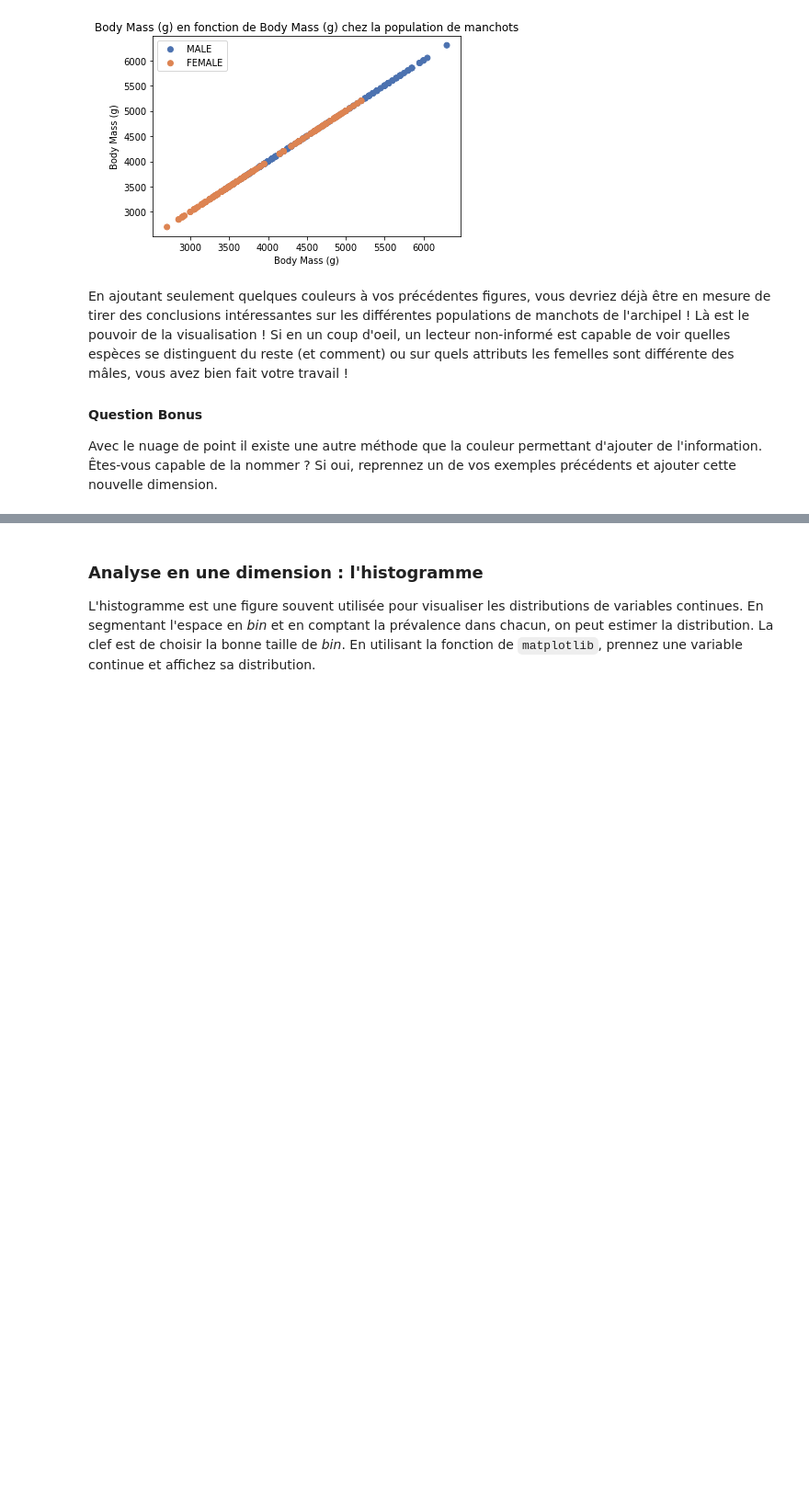
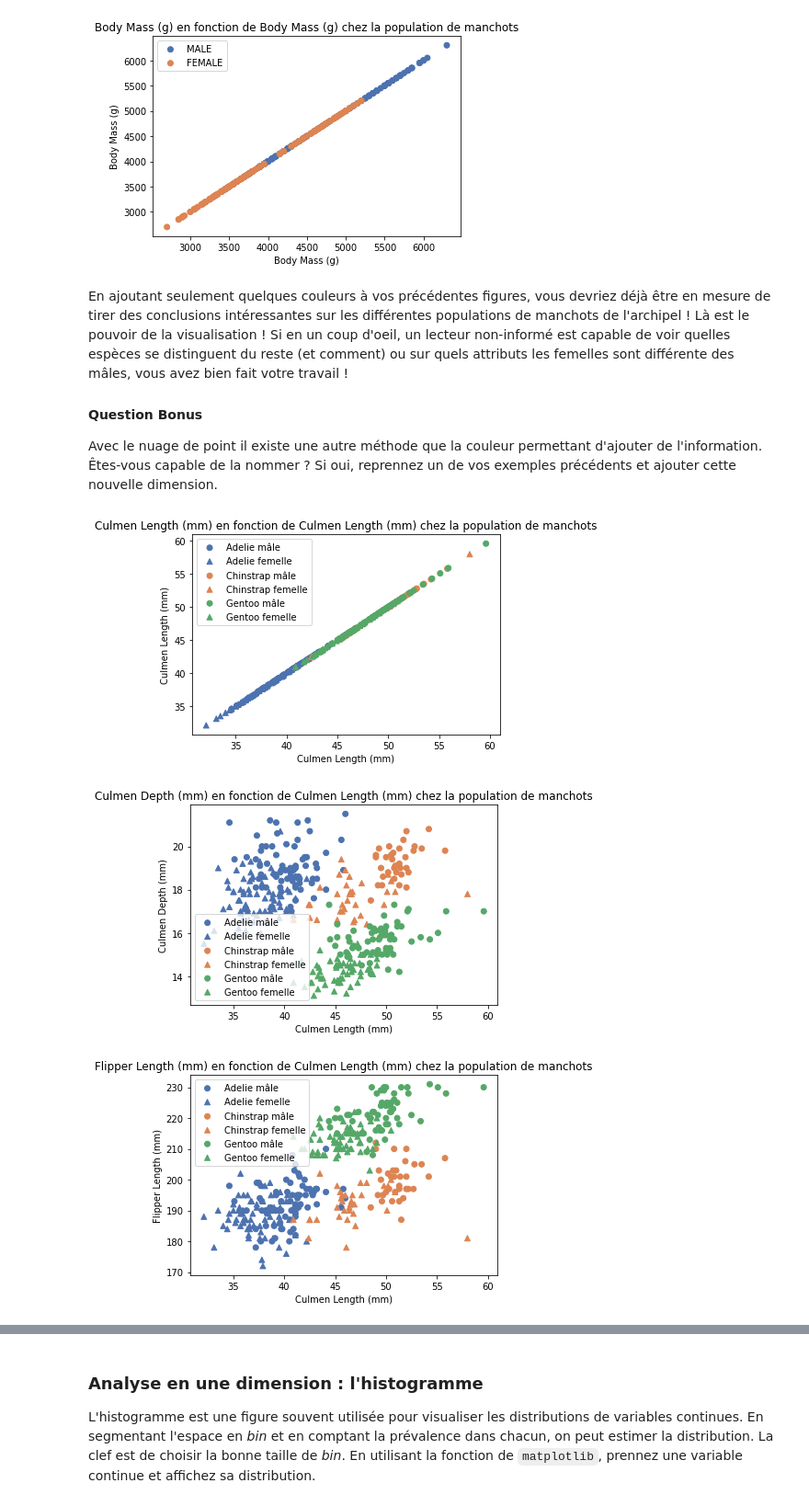
Before and after one commit to zavlaroosh/AtelierVisualisation, a Jupyter notebook: src/CORRIGÉ Exercices de visualisation.ipynb, the cells around one changed output, grey strips where cells are left out. Shown at 92% size. Saved outputs shown, nothing was run; the diff lists cells and outputs as text; code cells hidden in the pictures; blank space fills up the shorter version.

```diff
--- a/src/CORRIGÉ Exercices de visualisation.ipynb
+++ b/src/CORRIGÉ Exercices de visualisation.ipynb
@@ -323,0 +385,6 @@ Avec le nuage de point il existe une autre méthode que la couleur permettant d'
+# %%
+display_all_scatter_figure_marker('Species')
+# %% [output]
+[figure, added]
+[figure, added]
+[figure, added]
```
Also changed, not shown: parts of 7 cells of this notebook.
